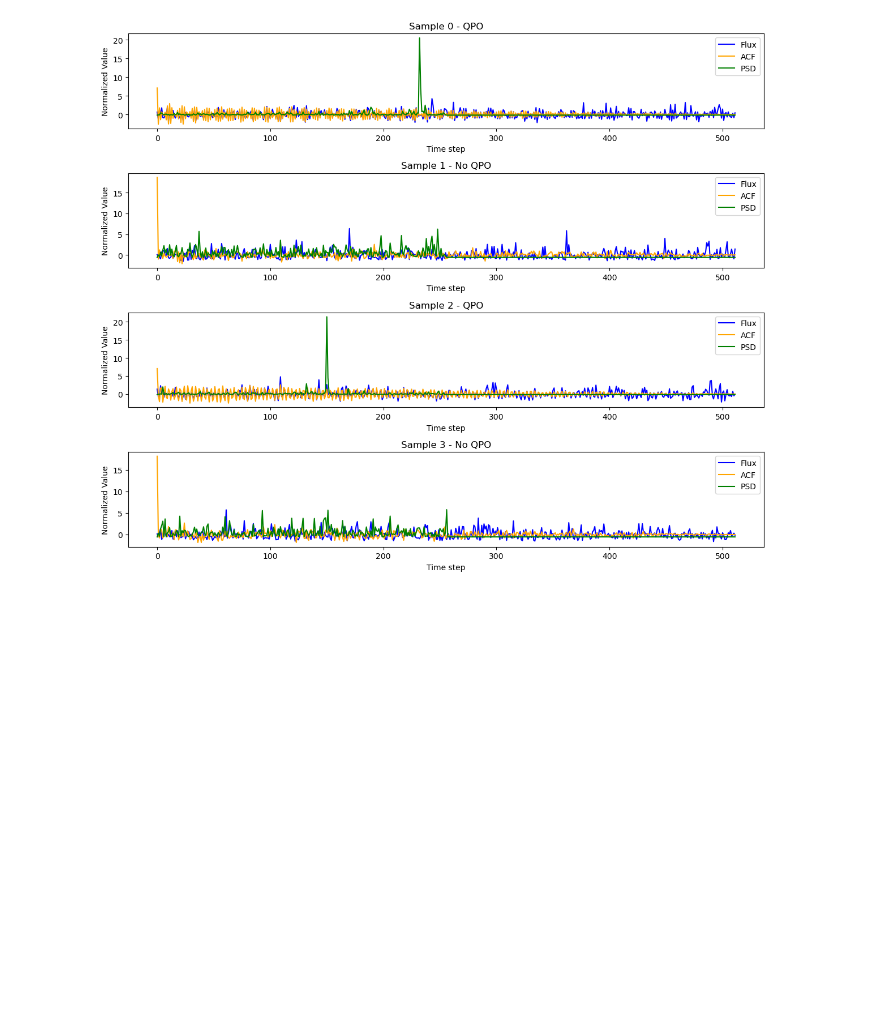
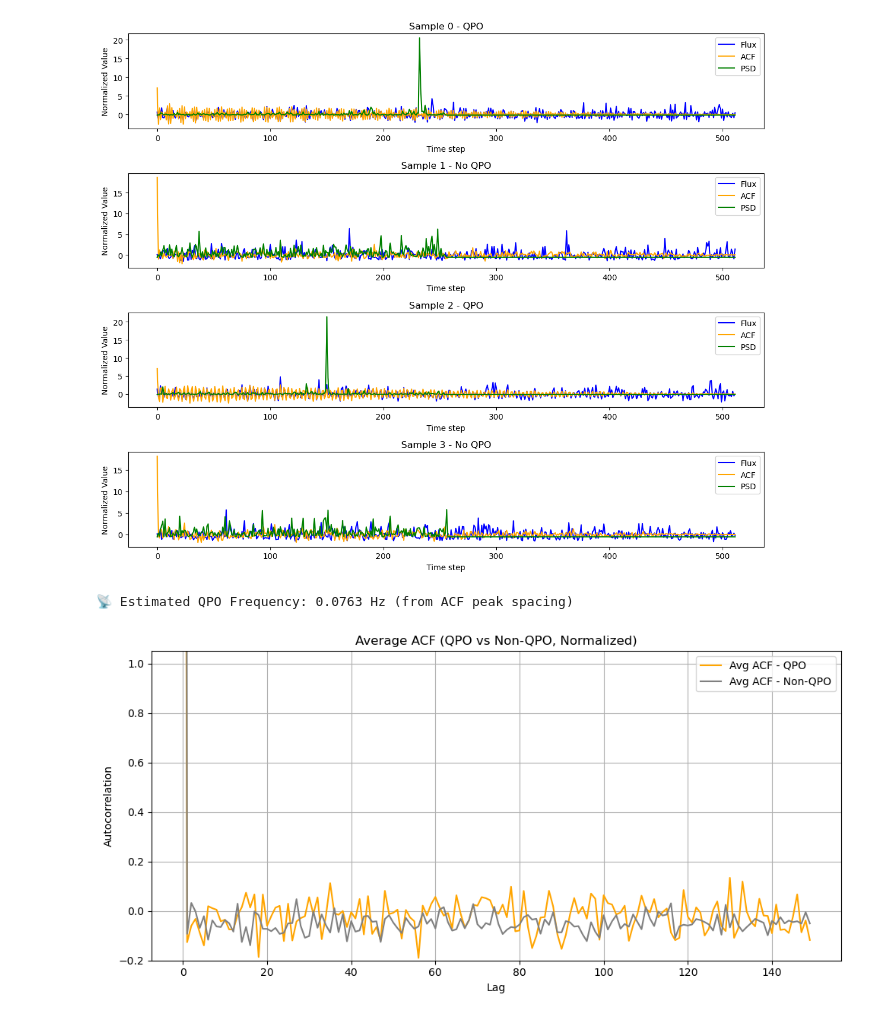
Before and after one commit to sravanth-space/ds_project, a Jupyter notebook: data_new.ipynb, the cells around one changed output. Drawn from its saved outputs; the diff is of its cells as text; code cells hidden in the pictures; blank space fills up the shorter version.

Commit message:
feat: More plots for scf, psd included dataset.

```diff
--- a/data_new.ipynb
+++ b/data_new.ipynb
@@ -523,0 +580,5 @@ Labels shape: (1000, 2)
+# %%
+plot_avg_acf_vs_nonqpo(X, y, acf_channel=1, fs=1.0, max_lag=150)
+# %% [output]
+📡 Estimated QPO Frequency: 0.0763 Hz (from ACF peak spacing)
+[figure, added]
```
Also changed, not shown: parts of 7 cells of this notebook.
